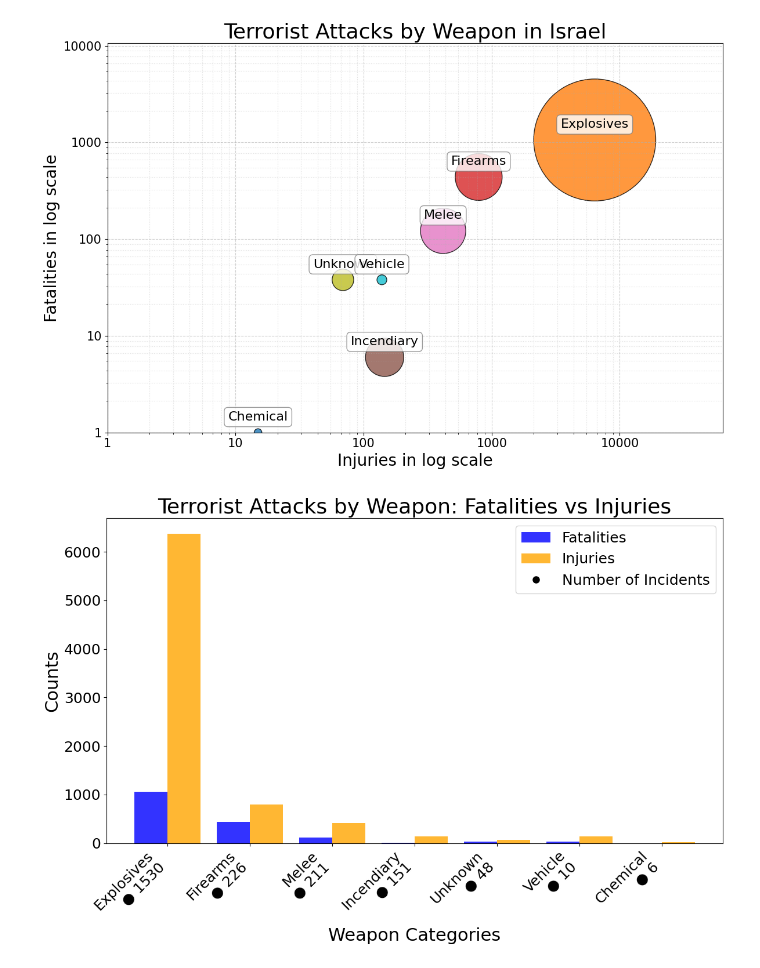
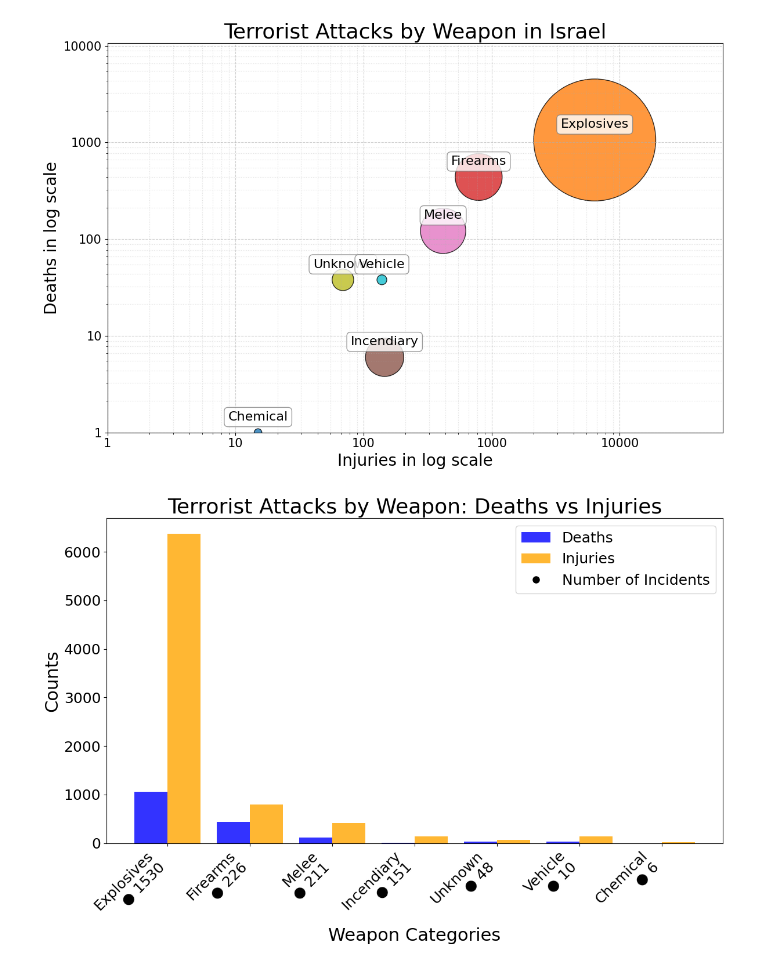
Before and after one commit to Yarin-Shohat/Terror-Attacks-Visualization, a Jupyter notebook: First Visualizations/עיצובים_חלופיים_מטלה_3.ipynb, the cells around one changed output. Cells and saved outputs as stored; diff of their text form; code cells hidden in the pictures.

```diff
--- a/First Visualizations/עיצובים_חלופיים_מטלה_3.ipynb
+++ b/First Visualizations/עיצובים_חלופיים_מטלה_3.ipynb
@@ -88,7 +88,7 @@ for i, category in enumerate(grouped_categories):
 # Customize axes
 ax.set_title("Terrorist Attacks by Weapon in Israel", fontsize=26)
 ax.set_xlabel("Injuries in log scale", fontsize=20)
-ax.set_ylabel("Fatalities in log scale", fontsize=20)
+ax.set_ylabel("Deaths in log scale", fontsize=20)
 
 # Set the major ticks (1, 10, 100, 1000, 10000)
 x_major_ticks = [1, 10, 100, 1000, 10000]
@@ -132,7 +132,7 @@ ax.grid(True, linestyle='--', alpha=0.6)
 plt.tight_layout()
 plt.show()
 # %% [output]
-[figure, old version]
+[figure, new version]
 # %%
 import matplotlib.pyplot as plt
 import numpy as np
@@ -148,33 +148,33 @@ incidents = sorted_data['incidents']
 indices = np.arange(len(categories))  # Indices for the bars
 
 # Bar width
 bar_width = 0.4
 
 # Create the bar plot
 fig, ax = plt.subplots(figsize=(12, 8))
 
 # Plot fatalities and injuries
-bars_fatalities = ax.bar(indices - bar_width / 2, fatalities, bar_width, label='Fatalities', color='blue', alpha=0.8)
+bars_fatalities = ax.bar(indices - bar_width / 2, fatalities, bar_width, label='Deaths', color='blue', alpha=0.8)
 bars_injuries = ax.bar(indices + bar_width / 2, injuries, bar_width, label='Injuries', color='orange', alpha=0.8)
 
 # Add category labels with dots next to the numbers
 category_labels = [f"{cat}\n● {inc}" for cat, inc in zip(categories, incidents)]
 ax.set_xticks(indices)
 ax.set_xticklabels(category_labels, rotation=45, ha='right', fontsize=18)
 ax.tick_params(axis='y', which='major', labelsize=18)
 
 
 # Add labels and title
 ax.set_xlabel('Weapon Categories', fontsize=22)
 ax.set_ylabel('Counts', fontsize=22)
-ax.set_title('Terrorist Attacks by Weapon: Fatalities vs Injuries', fontsize=26)
+ax.set_title('Terrorist Attacks by Weapon: Deaths vs Injuries', fontsize=26)
 
 # Add the legend for fatalities, injuries, and the dot
 dot_legend = plt.Line2D([0], [0], marker='o', color='black', label='Number of Incidents', markersize=8, linestyle='None')
 ax.legend(handles=[bars_fatalities, bars_injuries, dot_legend], loc='upper right', fontsize=18)
 
 # Show plot
 plt.tight_layout()
 plt.show()
 # %% [output]
-[figure, old version]
+[figure, new version]
```
Also changed, not shown: 1 other file.
